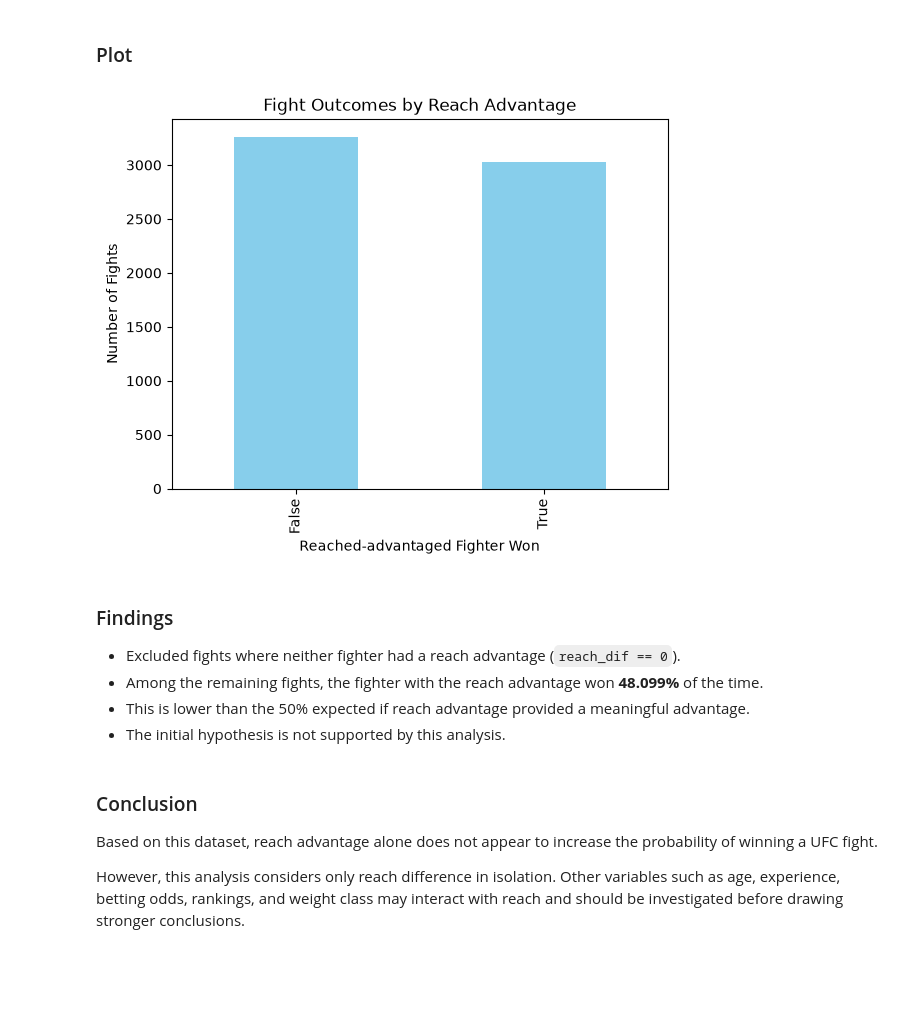
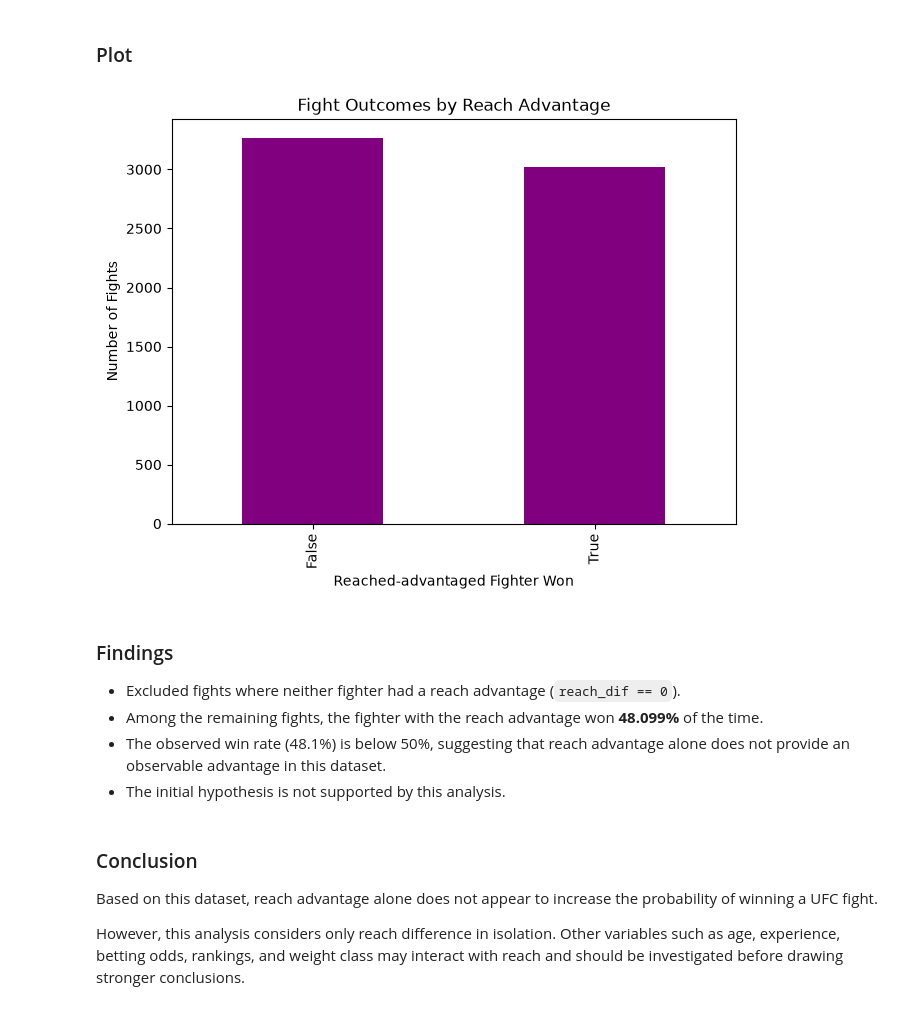
Before and after one commit to PrithviKaushik/fight-sense, a Jupyter notebook: notebooks/02_exploratory_data_analysis.ipynb, the cells around one changed output. Saved outputs shown, nothing was run; the diff lists cells and outputs as text; code cells hidden in the pictures; blank space fills up the shorter version.

```diff
--- a/notebooks/02_exploratory_data_analysis.ipynb
+++ b/notebooks/02_exploratory_data_analysis.ipynb
@@ -32,7 +32,7 @@ non_zero_reach_df.head()
 # %%
 reach_advantage_mask = (((non_zero_reach_df['reach_dif'] > 0) & (non_zero_reach_df['Winner'] == 'Red')) | ((non_zero_reach_df['reach_dif'] < 0) & (non_zero_reach_df['Winner'] == 'Blue')))
 # %%
-counts = reach_advantage_mask.value_counts()
+reach_advantage_counts = reach_advantage_mask.value_counts()
 # %% [markdown]
 ### Compute empirical probability
 # %%
@@ -97,19 +97,20 @@ np.float64(0.4809925242564021)
 # %% [markdown]
 ### Plot
 # %%
-counts.plot(kind='bar', color='skyblue')
+reach_advantage_counts.plot(kind='bar', color='purple')
+plt.tight_layout()
 plt.xlabel('Reached-advantaged Fighter Won')
 plt.ylabel('Number of Fights')
 plt.title('Fight Outcomes by Reach Advantage')
 plt.show()
 # %% [output]
-[figure, old version]
+[figure, new version]
 # %% [markdown]
 ### Findings
 
 - Excluded fights where neither fighter had a reach advantage (`reach_dif == 0`).
 - Among the remaining fights, the fighter with the reach advantage won **48.099%** of the time.
-- This is lower than the 50% expected if reach advantage provided a meaningful advantage.
+- The observed win rate (48.1%) is below 50%, suggesting that reach advantage alone does not provide an observable advantage in this dataset.
 - The initial hypothesis is not supported by this analysis.
 # %% [markdown]
 ### Conclusion
```
Also changed, not shown: parts of 10 cells of this notebook, 1 other file.
